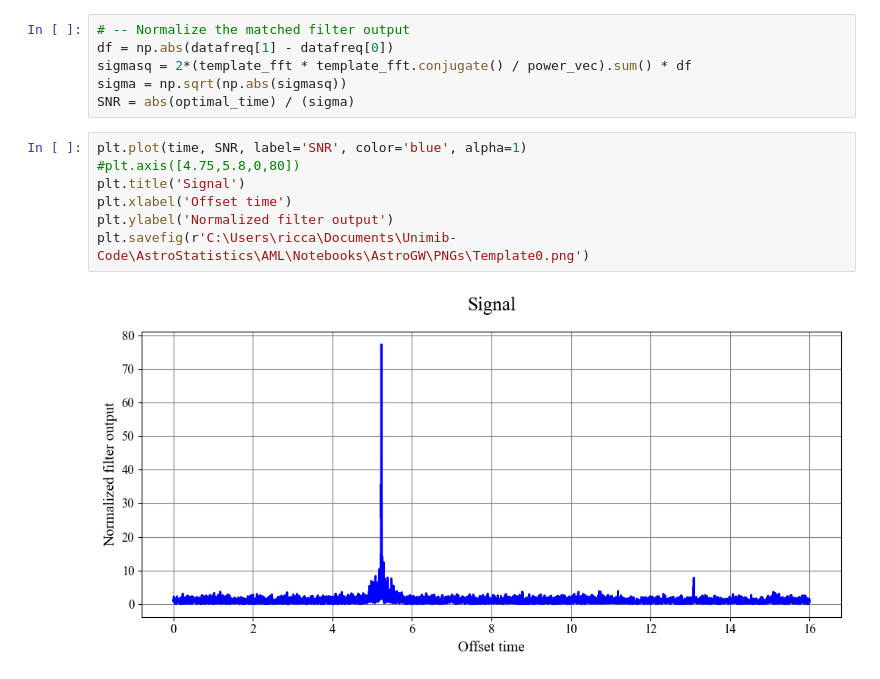
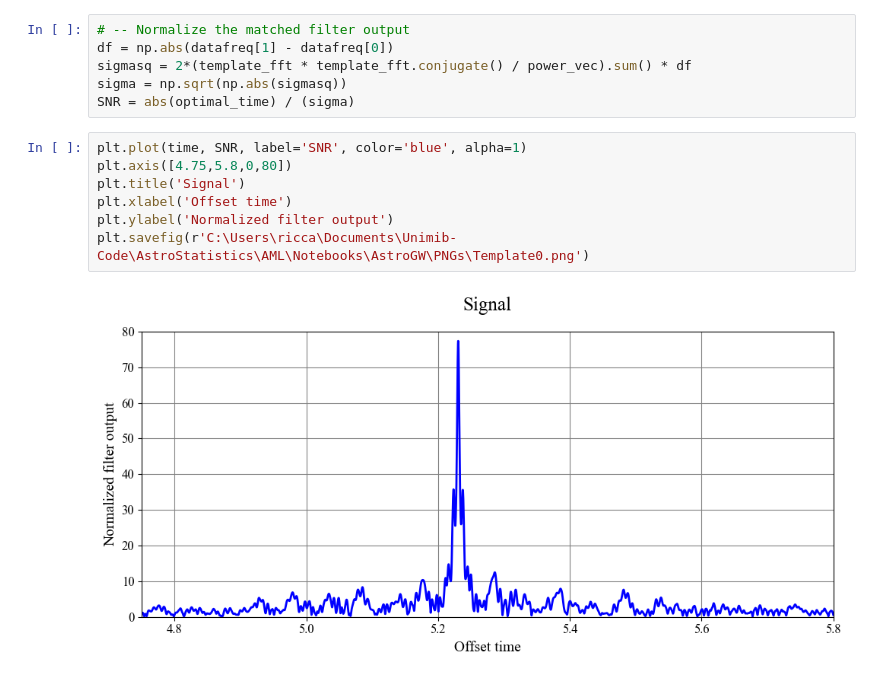
Before and after one commit to Richardforphys/AstroStatistics, a Jupyter notebook: AML/Notebooks/AstroGW/PSD.ipynb, the cells around one changed output. Saved outputs shown, nothing was run; the diff lists cells and outputs as text.

```diff
--- a/AML/Notebooks/AstroGW/PSD.ipynb
+++ b/AML/Notebooks/AstroGW/PSD.ipynb
@@ -69,10 +69,10 @@ sigma = np.sqrt(np.abs(sigmasq))
 SNR = abs(optimal_time) / (sigma)
 # %%
 plt.plot(time, SNR, label='SNR', color='blue', alpha=1)
-#plt.axis([4.75,5.8,0,80])
+plt.axis([4.75,5.8,0,80])
 plt.title('Signal')
 plt.xlabel('Offset time')
 plt.ylabel('Normalized filter output')
 plt.savefig(r'C:\Users\ricca\Documents\Unimib-Code\AstroStatistics\AML\Notebooks\AstroGW\PNGs\Template0.png')
 # %% [output]
-[figure, old version]
+[figure, new version]
```
Also changed, not shown: parts of 3 cells of this notebook, 1 other file.
